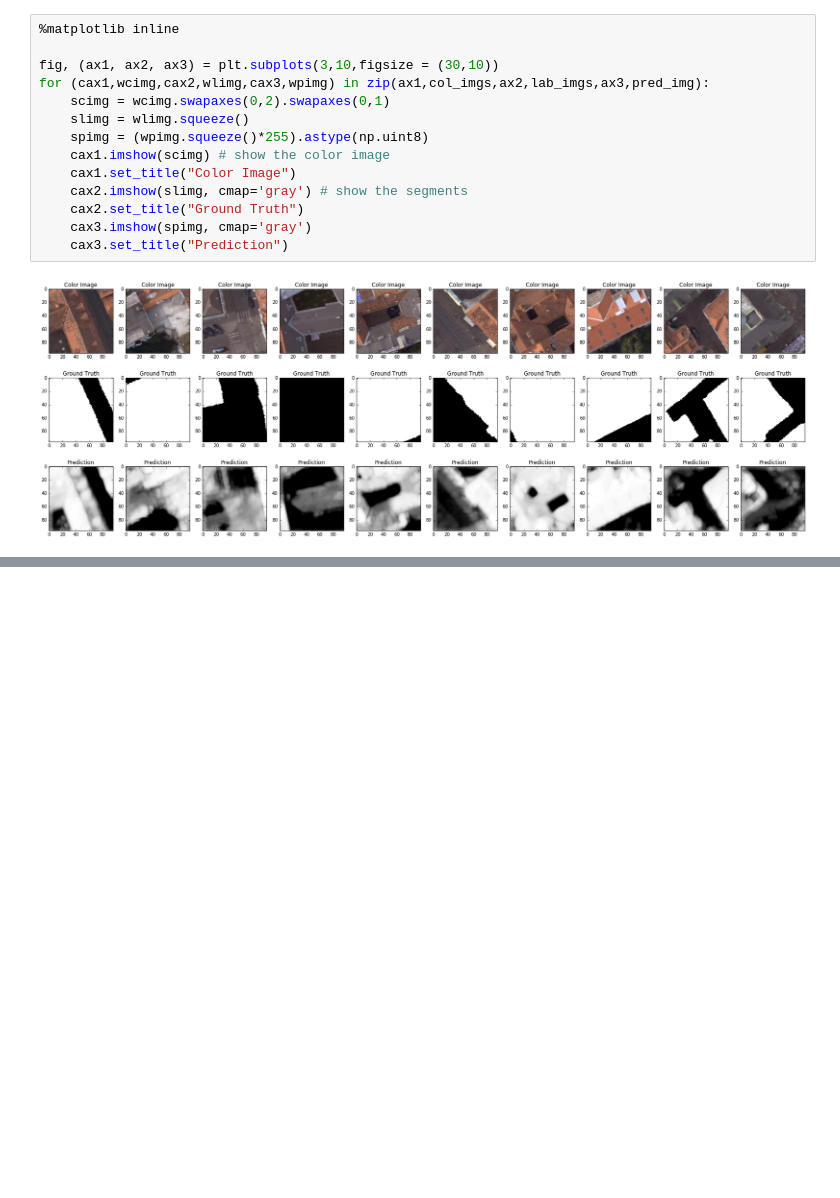
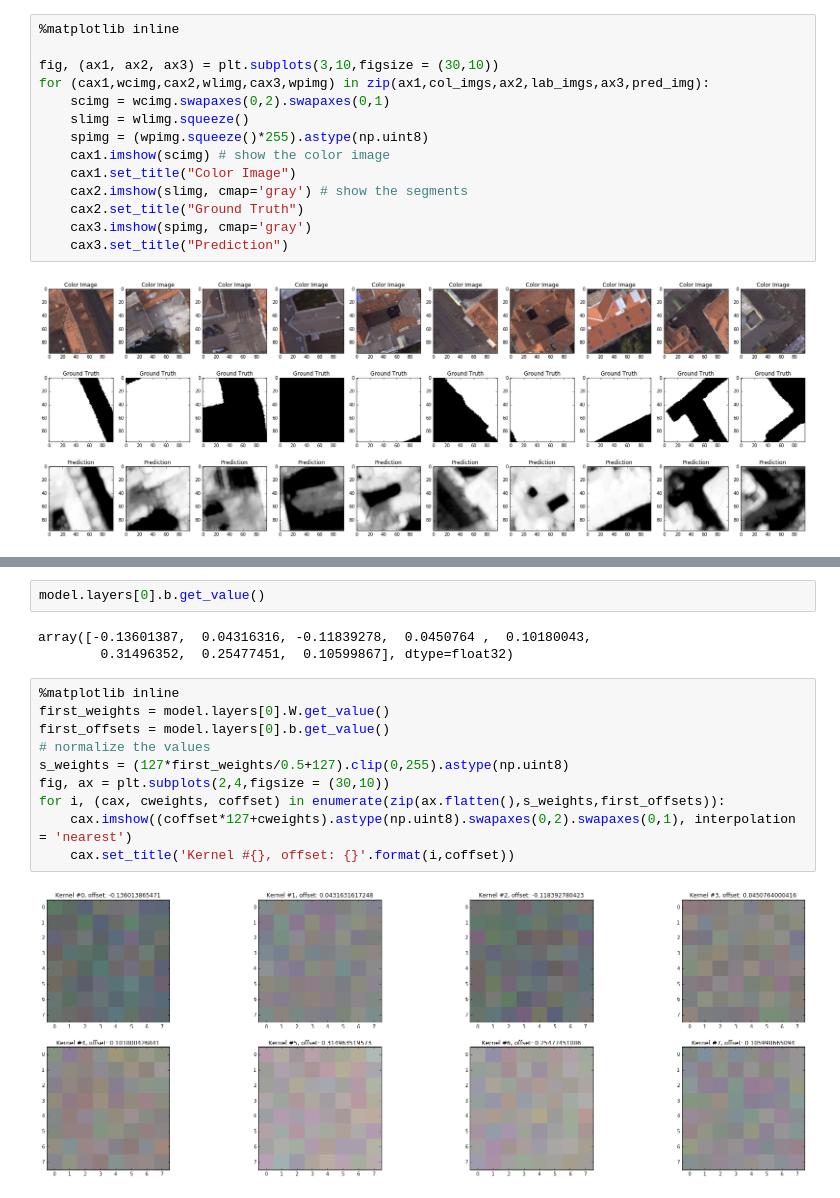
Before and after one commit to Quantitative-Big-Imaging/Quantitative-Big-Imaging-2016, a Jupyter notebook: Exercises/12-notebook.ipynb, the cells around one changed output, grey strips where cells are left out. Saved outputs shown, nothing was run; the diff lists cells and outputs as text; blank space fills up the shorter version.

```diff
--- a/Exercises/12-notebook.ipynb
+++ b/Exercises/12-notebook.ipynb
@@ -179,0 +210,17 @@ for (cax1,wcimg,cax2,wlimg,cax3,wpimg) in zip(ax1,col_imgs,ax2,lab_imgs,ax3,pred
+# %%
+model.layers[0].b.get_value()
+# %% [output]
+array([-0.13601387,  0.04316316, -0.11839278,  0.0450764 ,  0.10180043,
+        0.31496352,  0.25477451,  0.10599867], dtype=float32)
+# %%
+%matplotlib inline
+first_weights = model.layers[0].W.get_value()
+first_offsets = model.layers[0].b.get_value()
+# normalize the values
+s_weights = (127*first_weights/0.5+127).clip(0,255).astype(np.uint8)
+fig, ax = plt.subplots(2,4,figsize = (30,10))
+for i, (cax, cweights, coffset) in enumerate(zip(ax.flatten(),s_weights,first_offsets)):
+    cax.imshow((coffset*127+cweights).astype(np.uint8).swapaxes(0,2).swapaxes(0,1), interpolation = 'nearest')
+    cax.set_title('Kernel #{}, offset: {}'.format(i,coffset))
+# %% [output]
+[figure, added]
```
Also changed, not shown: parts of 5 cells of this notebook.
